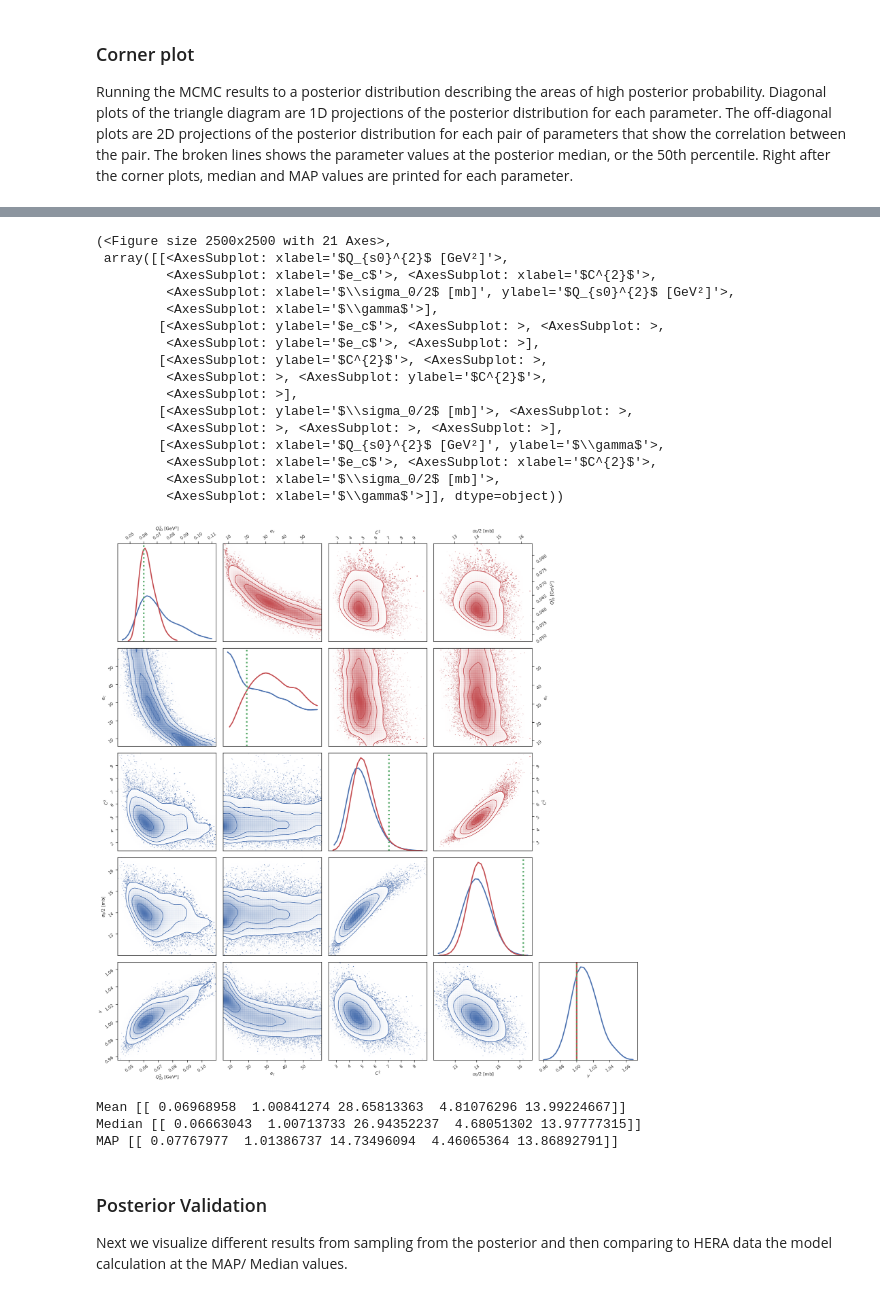
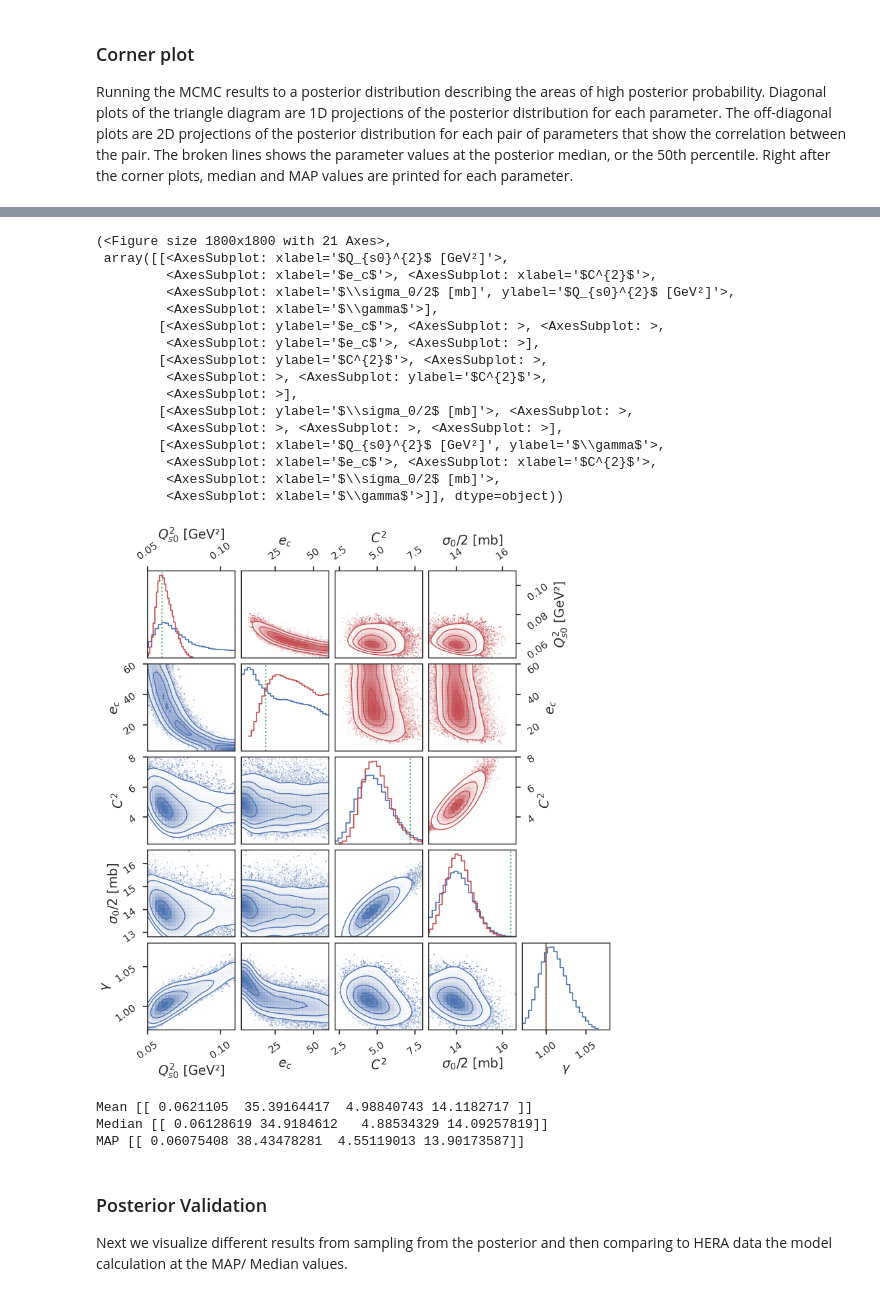
Before and after one commit to camcasuga/BayesianBK_results, a Jupyter notebook: analysis.ipynb, the cells around one changed output, grey strips where cells are left out. Cells and saved outputs as stored; diff of their text form; code cells hidden in the pictures.

```diff
--- a/analysis.ipynb
+++ b/analysis.ipynb
@@ -18,7 +18,7 @@ sns.set_style('ticks')
 # %%
 # first decide if we are dealing with correlated setup and which model
 correlated_ = True
-model_ = "mv5/" # or "mv5" for the 5 parameter cas
+model_ = "mve/" # or "mv5" for the 5 parameter case
 # %%
 correlated_str = "corr/" if correlated_ else "uncorr/"
 param_names = ["$Q_{s0}^{2}$ (GeV²)",
@@ -121,38 +119,38 @@ plot_corner_tocompare(theta_tocompare, fig2, corner)
 # %%
-posterior_samples_mve = np.vstack(np.loadtxt("../BayesianBK/run_corr/mve/plainLHS/mve_500d_corr_6to60_100w_mapinit_allsamples.txt", unpack=True)).T
-posterior_samples_mv5 = theta_post_all
+posterior_samples_mv5= np.vstack(np.loadtxt("../BayesianBK/run_corr/mv5/plainLHS/mv5_500d_corr_05to60_100w_mapinit_allsamples.txt", unpack=True)).T
+posterior_samples_mve = theta_post_all
 posterior_samples_mv5 = np.insert(posterior_samples_mv5, 5, posterior_samples_mv5[:, 1], axis = 1)
 posterior_samples_mv5 = np.delete(posterior_samples_mv5, 1, axis = 1)
 posterior_samples_mve_gamma = 1.0*np.ones(len(posterior_samples_mve))
 posterior_samples_mve = np.insert(posterior_samples_mve, 4, posterior_samples_mve_gamma, axis = 1)
 posterior_samples_mve[0:200, 4] = 1.0
 plot_corner(posterior_samples_mve, posterior_samples_mv5)
 # %% [output]
-(<Figure size 2500x2500 with 21 Axes>,
+(<Figure size 1800x1800 with 21 Axes>,
  array([[<AxesSubplot: xlabel='$Q_{s0}^{2}$ [GeV²]'>,
          <AxesSubplot: xlabel='$e_c$'>, <AxesSubplot: xlabel='$C^{2}$'>,
          <AxesSubplot: xlabel='$\\sigma_0/2$ [mb]', ylabel='$Q_{s0}^{2}$ [GeV²]'>,
          <AxesSubplot: xlabel='$\\gamma$'>],
         [<AxesSubplot: ylabel='$e_c$'>, <AxesSubplot: >, <AxesSubplot: >,
          <AxesSubplot: ylabel='$e_c$'>, <AxesSubplot: >],
         [<AxesSubplot: ylabel='$C^{2}$'>, <AxesSubplot: >,
          <AxesSubplot: >, <AxesSubplot: ylabel='$C^{2}$'>,
          <AxesSubplot: >],
         [<AxesSubplot: ylabel='$\\sigma_0/2$ [mb]'>, <AxesSubplot: >,
          <AxesSubplot: >, <AxesSubplot: >, <AxesSubplot: >],
         [<AxesSubplot: xlabel='$Q_{s0}^{2}$ [GeV²]', ylabel='$\\gamma$'>,
          <AxesSubplot: xlabel='$e_c$'>, <AxesSubplot: xlabel='$C^{2}$'>,
          <AxesSubplot: xlabel='$\\sigma_0/2$ [mb]'>,
          <AxesSubplot: xlabel='$\\gamma$'>]], dtype=object))
-[figure, old version]
+[figure, new version]
 # %%
 print("Mean", mean)
 print("Median", median)
 print("MAP", MAP)
 # %% [output]
-Mean [[ 0.06968958  1.00841274 28.65813363  4.81076296 13.99224667]]
-Median [[ 0.06663043  1.00713733 26.94352237  4.68051302 13.97777315]]
-MAP [[ 0.07767977  1.01386737 14.73496094  4.46065364 13.86892791]]
+Mean [[ 0.0621105  35.39164417  4.98840743 14.1182717 ]]
+Median [[ 0.06128619 34.9184612   4.88534329 14.09257819]]
+MAP [[ 0.06075408 38.43478281  4.55119013 13.90173587]]
 # %% [markdown]
 ### Posterior Validation
 Next we visualize different results from sampling from the posterior and then comparing to HERA data the model calculation at the MAP/ Median values.
```
Also changed, not shown: parts of 23 cells of this notebook, 14 other files.
